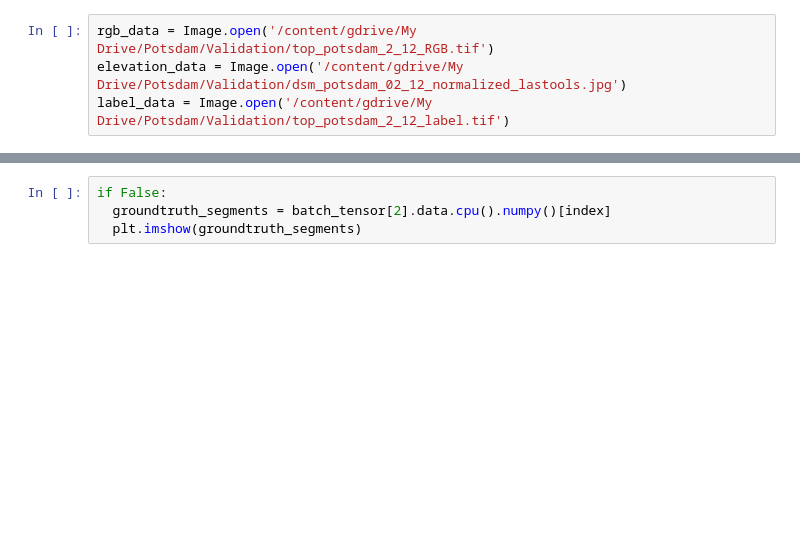
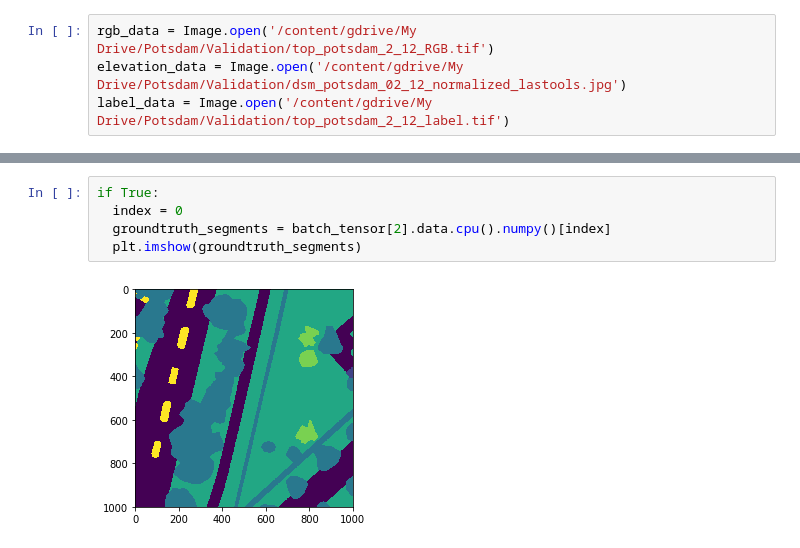
Before and after one commit to jamesmcclain/pytorch-experiments, a Jupyter notebook: Potsdam.ipynb, the cells around one changed output, grey strips where cells are left out. Cells and saved outputs as stored; diff of their text form; blank space fills up the shorter version.

```diff
--- a/Potsdam.ipynb
+++ b/Potsdam.ipynb
@@ -227,5 +235,8 @@ if False:
 # %%
-if False:
+if True:
+  index = 0
   groundtruth_segments = batch_tensor[2].data.cpu().numpy()[index]
   plt.imshow(groundtruth_segments)
+# %% [output]
+[figure, added]
 # %%
```
Also changed, not shown: parts of 14 cells of this notebook.
